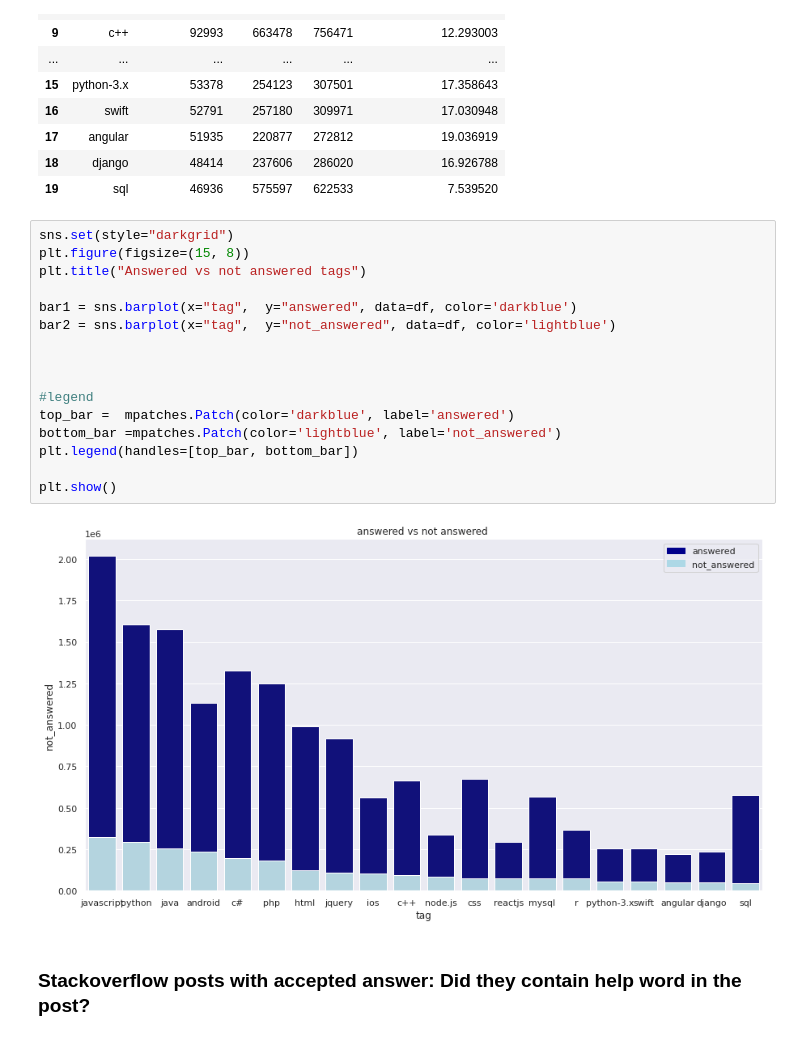
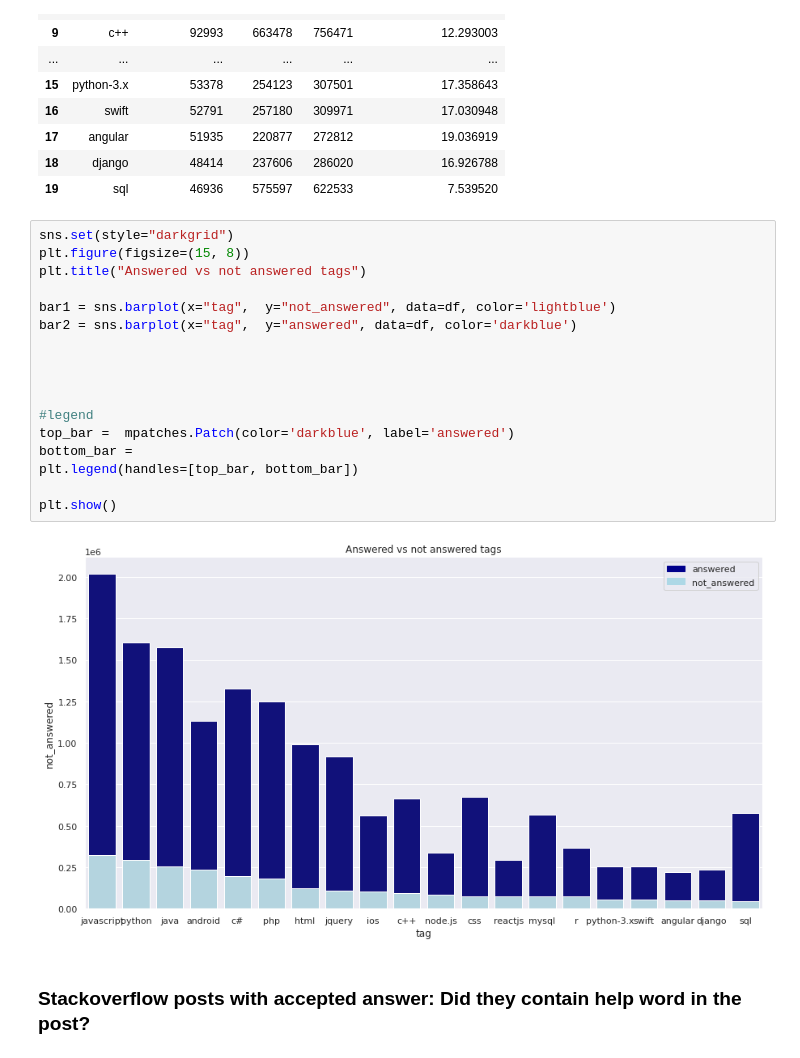
Before and after one commit to rutasnim/Stackoverflow_Bigquery, a Jupyter notebook: Stackoverflow_EDA.ipynb, the cells around one changed output. Cells and saved outputs as stored; diff of their text form.

```diff
--- a/Stackoverflow_EDA.ipynb
+++ b/Stackoverflow_EDA.ipynb
@@ -223,21 +223,22 @@ df
 # %%
 sns.set(style="darkgrid")
 plt.figure(figsize=(15, 8))
 plt.title("Answered vs not answered tags")
 
-bar1 = sns.barplot(x="tag",  y="answered", data=df, color='darkblue')
-bar2 = sns.barplot(x="tag",  y="not_answered", data=df, color='lightblue')
+bar1 = sns.barplot(x="tag",  y="not_answered", data=df, color='lightblue')
+bar2 = sns.barplot(x="tag",  y="answered", data=df, color='darkblue')
+
 
 
 
 #legend
 top_bar =  mpatches.Patch(color='darkblue', label='answered')
-bottom_bar =mpatches.Patch(color='lightblue', label='not_answered')
+bottom_bar =
 plt.legend(handles=[top_bar, bottom_bar])
 
 plt.show()
 # %% [output]
-[figure, old version]
+[figure, new version]
 # %% [markdown]
 ### Stackoverflow posts with accepted answer: Did they contain **help** word in the post?
 # %%
```
